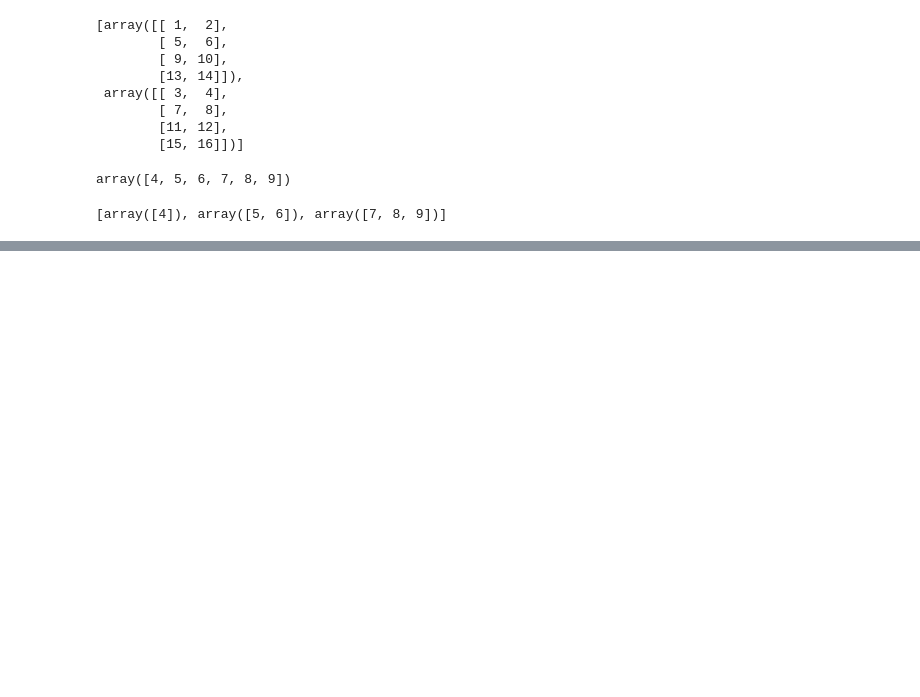
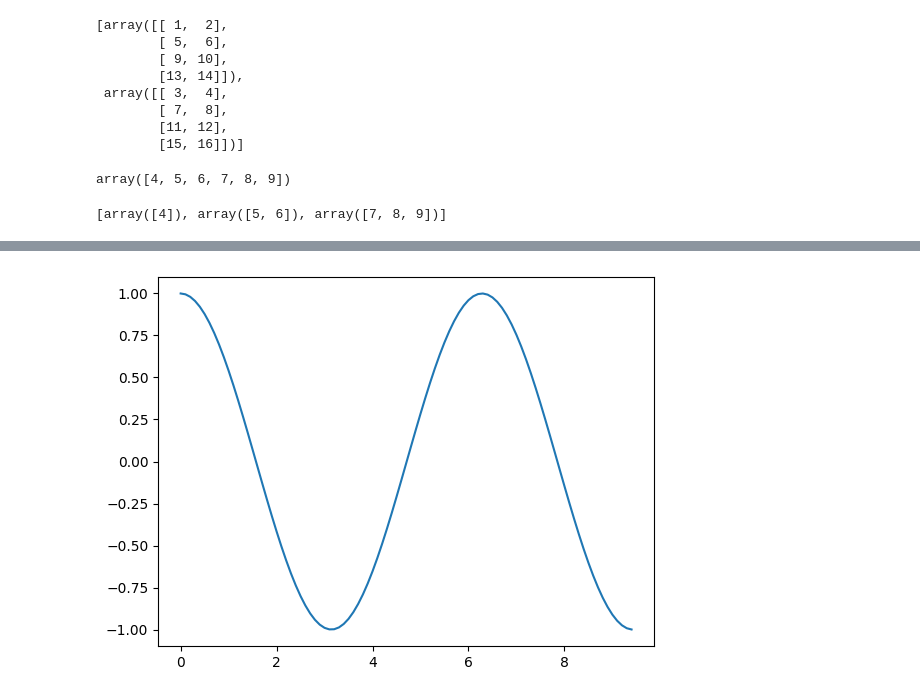
Before and after one commit to bhandariarun/365-365-days, a Jupyter notebook: April/Practice_Session.ipynb, the cells around one changed output, grey strips where cells are left out. Cells and saved outputs as stored; diff of their text form; code cells hidden in the pictures; blank space fills up the shorter version.

```diff
--- a/April/Practice_Session.ipynb
+++ b/April/Practice_Session.ipynb
@@ -196,0 +255,3 @@ array([4, 5, 6, 7, 8, 9])
+# %%
+y_cos = np.cos(x_sin)
+y_cos
@@ -196,0 +278,5 @@ array([4, 5, 6, 7, 8, 9])
+# %%
+plt.plot(x_sin, y_cos)
+plt.show()
+# %% [output]
+[figure, added]
```
Also changed, not shown: parts of 10 cells of this notebook.
